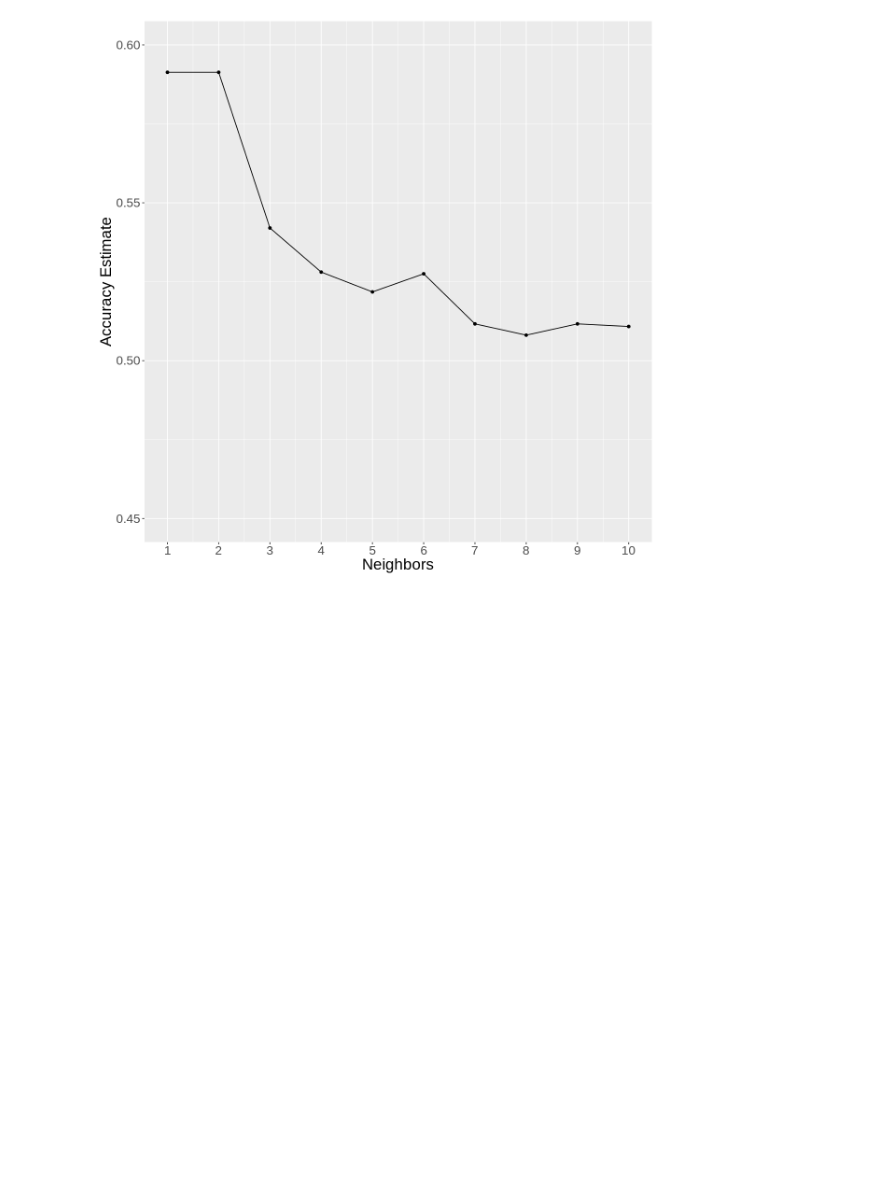
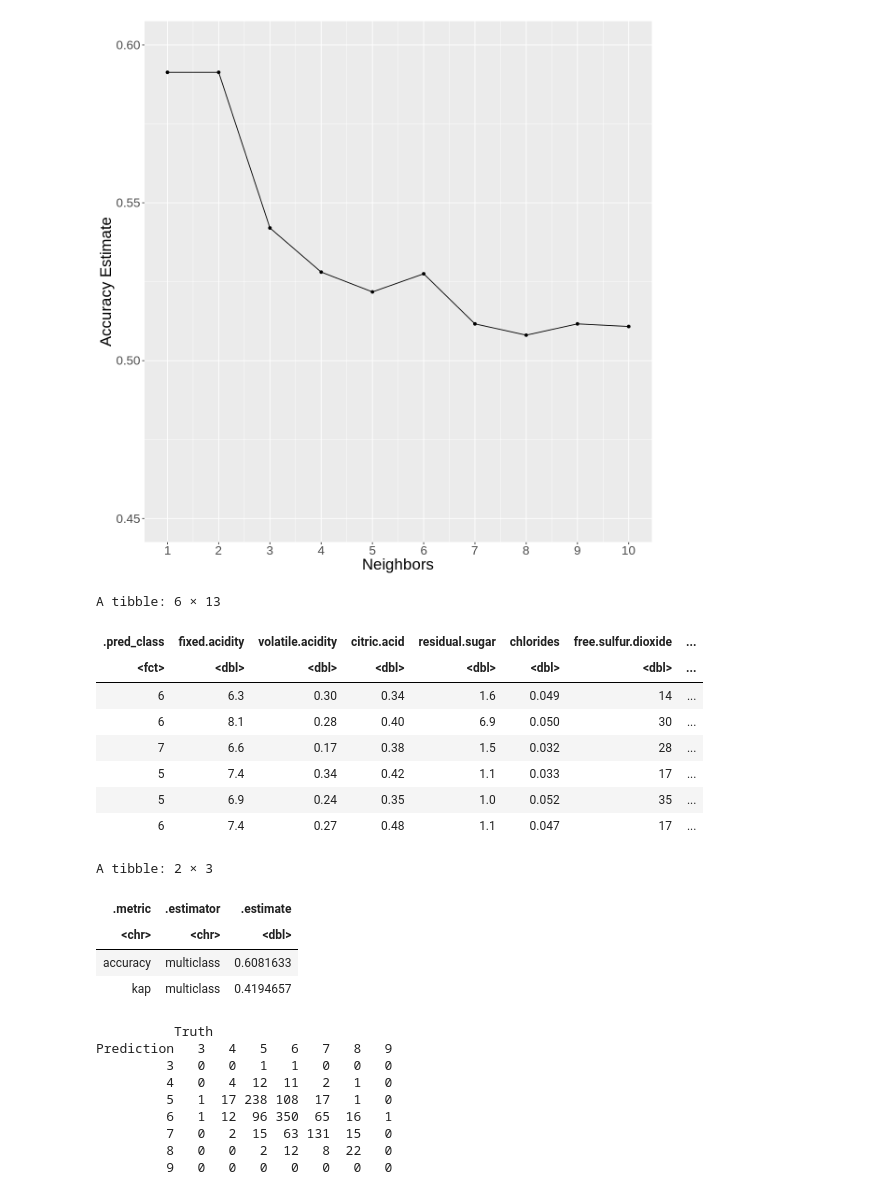
Before and after one commit to rileywheadon/dsci100-project-proposal, a Jupyter notebook: project_final_report.ipynb, the cells around one changed output. Saved outputs shown, nothing was run; the diff lists cells and outputs as text; code cells hidden in the pictures; blank space fills up the shorter version.

Commit message:
k value model

```diff
--- a/project_final_report.ipynb
+++ b/project_final_report.ipynb
@@ -326,3 +326,49 @@ cross_val_plot <- ggplot(knn_results, aes(x = neighbors, y = mean))+
 cross_val_plot
 # %% [output]
 [figure]
+# %%
+#will clean and label later
+knn_spec <- nearest_neighbor(weight_func = "rectangular", neighbors = 2) |>
+       set_engine("kknn") |>
+       set_mode("classification")
+
+wine_fit <- workflow() |>
+       add_recipe(wine_recipe) |>
+       add_model(knn_spec) |>
+       fit(data = wine_training)
+
+wine_test_predictions <- predict(wine_fit , wine_testing) |>
+       bind_cols(wine_testing)
+head(wine_test_predictions)
+
+wine_prediction_accuracy <- wine_test_predictions |>
+         metrics(truth = quality, estimate = .pred_class)
+wine_prediction_accuracy
+
+wine_mat <- wine_test_predictions |>
+      conf_mat(truth = quality, estimate = .pred_class)
+wine_mat
+# %% [output]
+A tibble: 6 × 13
+| .pred_class | fixed.acidity | volatile.acidity | citric.acid | residual.sugar | chlorides | free.sulfur.dioxide | ... |
+| <fct> | <dbl> | <dbl> | <dbl> | <dbl> | <dbl> | <dbl> | ... |
+| 6 | 6.3 | 0.30 | 0.34 | 1.6 | 0.049 | 14 | ... |
+| 6 | 8.1 | 0.28 | 0.40 | 6.9 | 0.050 | 30 | ... |
+| 7 | 6.6 | 0.17 | 0.38 | 1.5 | 0.032 | 28 | ... |
+| 5 | 7.4 | 0.34 | 0.42 | 1.1 | 0.033 | 17 | ... |
+| 5 | 6.9 | 0.24 | 0.35 | 1.0 | 0.052 | 35 | ... |
+| 6 | 7.4 | 0.27 | 0.48 | 1.1 | 0.047 | 17 | ... |
+A tibble: 2 × 3
+| .metric | .estimator | .estimate |
+| <chr> | <chr> | <dbl> |
+| accuracy | multiclass | 0.6081633 |
+| kap | multiclass | 0.4194657 |
+          Truth
+Prediction   3   4   5   6   7   8   9
+         3   0   0   1   1   0   0   0
+         4   0   4  12  11   2   1   0
+         5   1  17 238 108  17   1   0
+         6   1  12  96 350  65  16   1
+         7   0   2  15  63 131  15   0
+         8   0   0   2  12   8  22   0
+         9   0   0   0   0   0   0   0
```
